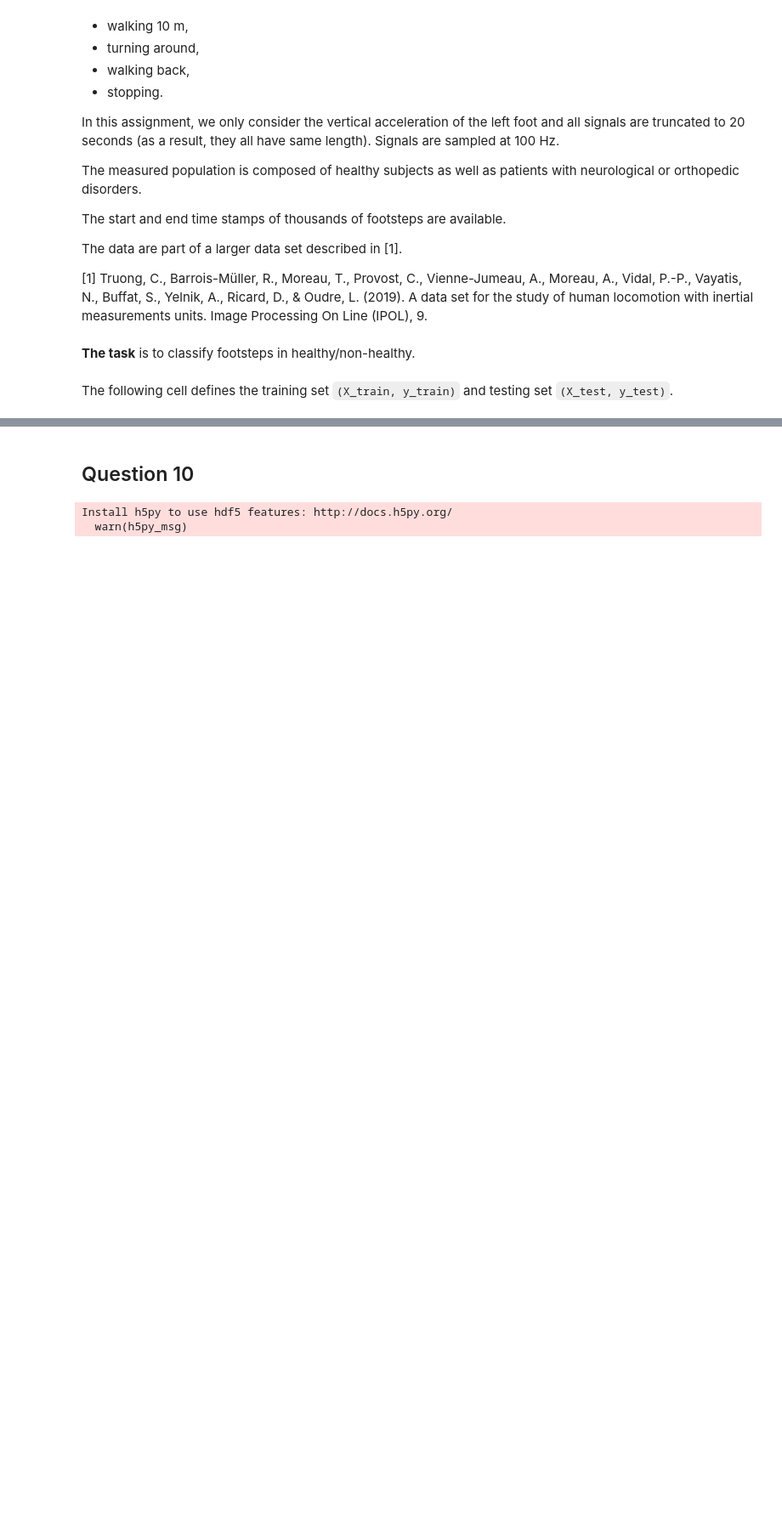
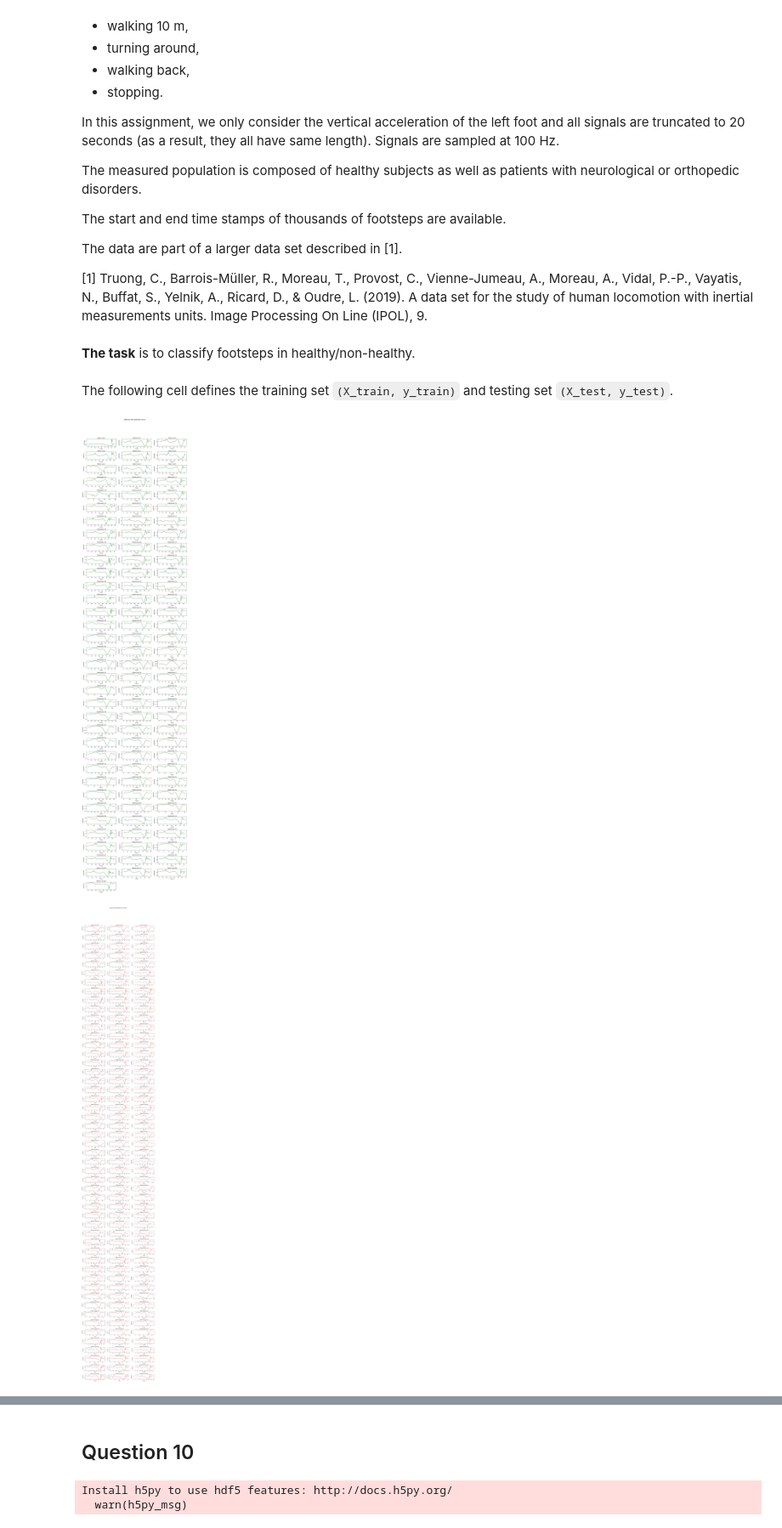
Before and after one commit to JulienDelavande/MVA, a Jupyter notebook: Time_series/homeworks/Assignment 1 - ML for TS (MVA)/Assignment 1 - ML for TS (MVA).ipynb, the cells around one changed output, grey strips where cells are left out. Shown at 85% size. Cells and saved outputs as stored; diff of their text form; code cells hidden in the pictures; blank space fills up the shorter version.

```diff
--- a/Time_series/homeworks/Assignment 1 - ML for TS (MVA)/Assignment 1 - ML for TS (MVA).ipynb
+++ b/Time_series/homeworks/Assignment 1 - ML for TS (MVA)/Assignment 1 - ML for TS (MVA).ipynb
@@ -205,3 +205,53 @@ for code in np.take(code_list, subset_indexes_test):
     for (start, end) in steps:
         X_test.append(signal[start:end])
         y_test.append(label)
+# %%
+import matplotlib.pyplot as plt
+
+# Séparation des signaux en deux groupes : sains et non-sains
+healthy_signals = [signal for signal, label in zip(X_train + X_test, y_train.tolist() + y_test.tolist()) if label == 0]
+nonhealthy_signals = [signal for signal, label in zip(X_train + X_test, y_train.tolist() + y_test.tolist()) if label == 1]
+
+# Configuration du nombre de colonnes et de lignes pour l'affichage
+n_cols = 3
+n_rows_healthy = len(healthy_signals) // n_cols + (len(healthy_signals) % n_cols > 0)
+n_rows_nonhealthy = len(nonhealthy_signals) // n_cols + (len(nonhealthy_signals) % n_cols > 0)
+
+# Affichage des signaux sains
+fig, axes = plt.subplots(n_rows_healthy, n_cols, figsize=(15, n_rows_healthy * 2))
+fig.suptitle("Signaux des patients sains", fontsize=16)
+for i, signal in enumerate(healthy_signals):
+    row, col = divmod(i, n_cols)
+    axes[row, col].plot(signal, color="green")
+    axes[row, col].set_title(f"Patient sain {i+1}")
+    axes[row, col].set_xlabel("Temps")
+    axes[row, col].set_ylabel("Amplitude")
+
+# Masquer les sous-graphiques vides
+for j in range(i + 1, n_rows_healthy * n_cols):
+    row, col = divmod(j, n_cols)
+    axes[row, col].axis('off')
+
+plt.tight_layout(rect=[0, 0.03, 1, 0.95])  # ajustement pour le titre
+plt.show()
+
+# Affichage des signaux non-sains
+fig, axes = plt.subplots(n_rows_nonhealthy, n_cols, figsize=(15, n_rows_nonhealthy * 2))
+fig.suptitle("Signaux des patients non-sains", fontsize=16)
+for i, signal in enumerate(nonhealthy_signals):
+    row, col = divmod(i, n_cols)
+    axes[row, col].plot(signal, color="red")
+    axes[row, col].set_title(f"Patient non-sain {i+1}")
+    axes[row, col].set_xlabel("Temps")
+    axes[row, col].set_ylabel("Amplitude")
+
+# Masquer les sous-graphiques vides
+for j in range(i + 1, n_rows_nonhealthy * n_cols):
+    row, col = divmod(j, n_cols)
+    axes[row, col].axis('off')
+
+plt.tight_layout(rect=[0, 0.03, 1, 0.95])
+plt.show()
+# %% [output]
+[figure, added]
+[figure, added]
```
Also changed, not shown: parts of 11 cells of this notebook, 6 other files.
